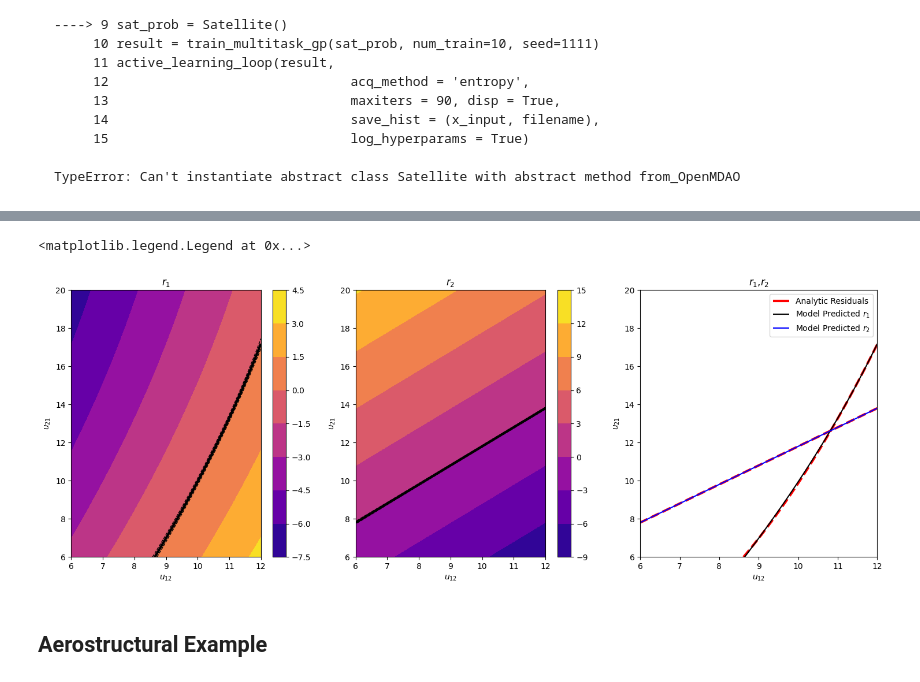
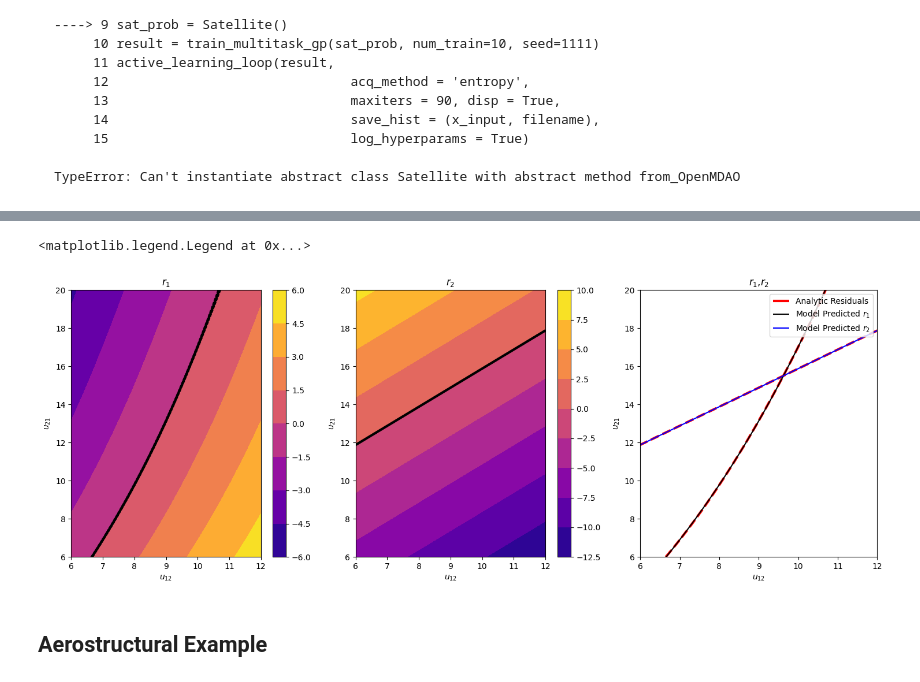
Before and after one commit to csdlpsu/remdo, a Jupyter notebook: active_learning_example.ipynb, the cells around one changed output, grey strips where cells are left out. Saved outputs shown, nothing was run; the diff lists cells and outputs as text; code cells hidden in the pictures.

```diff
--- a/active_learning_example.ipynb
+++ b/active_learning_example.ipynb
@@ -12,13 +12,14 @@ from active_learning import active_learning_loop
 filename = "hist.pt"
 # x_input = [1. ,2. ,0.9, 1.5, 0.]
 # x_input = [1,1,1,1,1]
-x_input = torch.rand(5)*2
+x_input = torch.rand(10,5)*2
+# x_input = [0.4074, 0.5940, 0.8677, 0.3936, 0.0059]
 
 sat_prob = Satellite()
 result = train_multitask_gp(sat_prob, num_train=10, seed=1111)
 active_learning_loop(result,
                               acq_method = 'entropy',
-                              maxiters = 40, disp = True,
+                              maxiters = 90, disp = True,
                               save_hist = (x_input, filename),
                               log_hyperparams = False)
 # Review comment
@@ -119,8 +120,8 @@ bounds = sat_prob.bounds
 coupling_bounds = torch.transpose(bounds[:,-2:],0,1)
 
 # Select inputs at which to make prediction ++++++++++++++++++++++++++++++++++++++++++++++++++++++++++++++++++++++++++++++
-input_vec = torch.tensor(x_input)
-# input_vec = torch.rand(5)*2
+# input_vec = torch.tensor(x_input[1,...]) # use input from above
+input_vec = torch.rand(5)*2 # random input
 npts = 40
 
 # Generate test points
@@ -189,34 +190,34 @@ ax2.set_ylabel(r'$u_{21}$')
 
 
 
 # both ++++++++++++++++++++++++++++++++++++++++++++++++++++++++++++++++++++++++++++++++++++++
 ax3 = fig.add_subplot(133)
 # cf3 = ax3.contourf(xvec,yvec,prediction3.mean.detach().numpy().reshape(40,40),
 #              cmap = 'plasma')
 # fig.colorbar(cf3)
 s1 = ax3.contour(xvec,yvec,r1vec.reshape(npts,npts),
             levels=[0.],
             linestyles='--', linewidths=3, colors='r')
 s1_artist,_ = s1.legend_elements()
 ax3.contour(xvec,yvec,r2vec.reshape(npts,npts),
             levels=[0.],
             linestyles='--', linewidths=3, colors='r')
 s2 = ax3.contour(xvec,yvec,prediction1.mean.detach().numpy().reshape(npts,npts),
             levels=[0.],
             linestyles='-', linewidths=1.5, colors='k')
 s2_artist,_ = s2.legend_elements()
 s3 = ax3.contour(xvec,yvec,prediction2.mean.detach().numpy().reshape(npts,npts),
             levels=[0.],
             linestyles='-', linewidths=1.5, colors='b')
 s3_artist,_ = s3.legend_elements()
 ax3.set_title(r'$r_1$,$r_2$')
 ax3.set_xlabel(r'$u_{12}$')
 ax3.set_ylabel(r'$u_{21}$')
 #ax3.legend([s1_artist, s3_artist], ['Analytic Residuals','Model Residuals'])
 ax3.legend([s1_artist[0], s2_artist[0], s3_artist[0]],['Analytic Residuals','Model Predicted $r_1$','Model Predicted $r_2$'])
 # %% [output]
 <matplotlib.legend.Legend at 0x...>
-[figure, old version]
+[figure, new version]
 # %% [markdown]
 ## Aerostructural Example
 # %%
```
Also changed, not shown: parts of 8 cells of this notebook, 4 other files.
